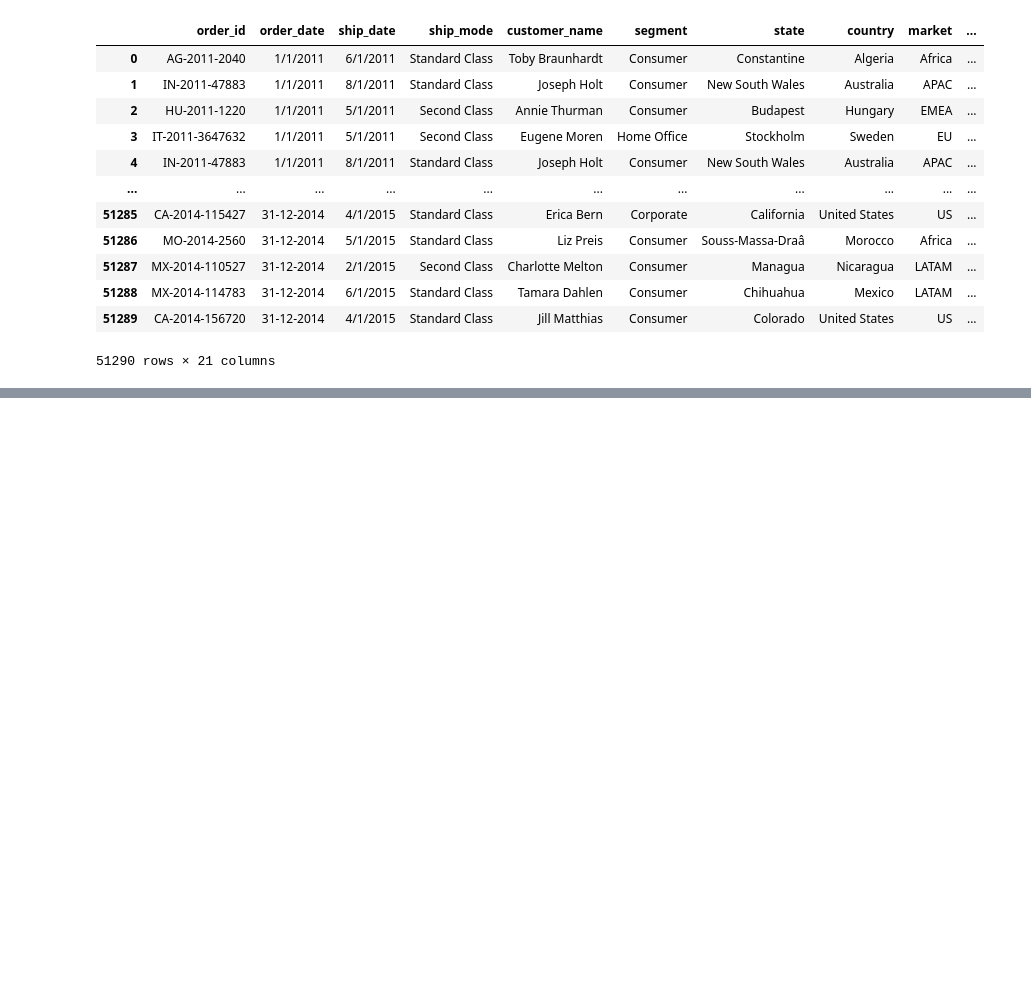
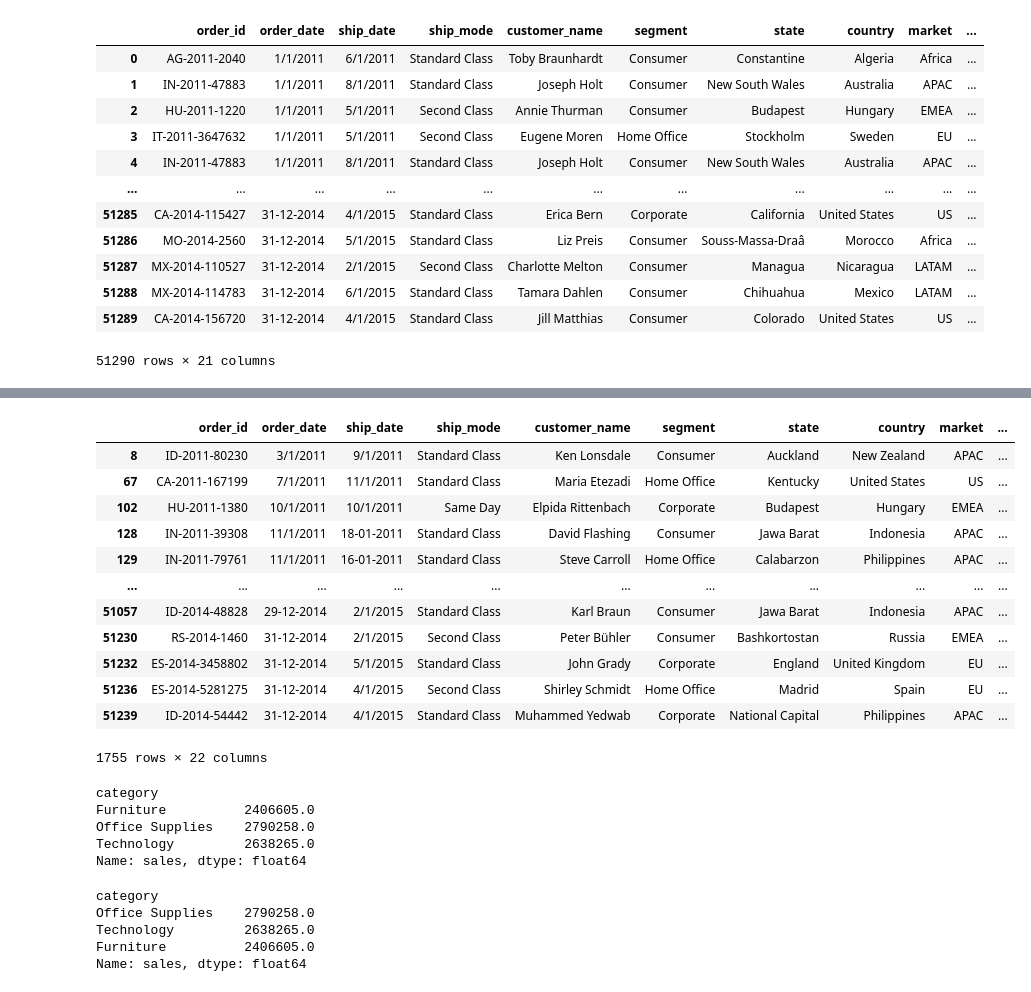
Before and after one commit to jacobabhihail-tech/advanced-data-wrangling-lab, a Jupyter notebook: day01_advanced_pandas/day1_sales_analysis.ipynb, the cells around one changed output, grey strips where cells are left out. Cells and saved outputs as stored; diff of their text form; code cells hidden in the pictures; blank space fills up the shorter version.

```diff
--- a/day01_advanced_pandas/day1_sales_analysis.ipynb
+++ b/day01_advanced_pandas/day1_sales_analysis.ipynb
@@ -133,0 +381,34 @@ NameError: name 'sales' is not defined
+# %%
+tech_sales = df.query("sales > 500 and category == 'Technology'")
+# %%
+tech_sales
+# %% [output]
+|  | order_id | order_date | ship_date | ship_mode | customer_name | segment | state | country | market | ... |
+| 8 | ID-2011-80230 | 3/1/2011 | 9/1/2011 | Standard Class | Ken Lonsdale | Consumer | Auckland | New Zealand | APAC | ... |
+| 67 | CA-2011-167199 | 7/1/2011 | 11/1/2011 | Standard Class | Maria Etezadi | Home Office | Kentucky | United States | US | ... |
+| 102 | HU-2011-1380 | 10/1/2011 | 10/1/2011 | Same Day | Elpida Rittenbach | Corporate | Budapest | Hungary | EMEA | ... |
+| 128 | IN-2011-39308 | 11/1/2011 | 18-01-2011 | Standard Class | David Flashing | Consumer | Jawa Barat | Indonesia | APAC | ... |
+| 129 | IN-2011-79761 | 11/1/2011 | 16-01-2011 | Standard Class | Steve Carroll | Home Office | Calabarzon | Philippines | APAC | ... |
+| ... | ... | ... | ... | ... | ... | ... | ... | ... | ... | ... |
+| 51057 | ID-2014-48828 | 29-12-2014 | 2/1/2015 | Standard Class | Karl Braun | Consumer | Jawa Barat | Indonesia | APAC | ... |
+| 51230 | RS-2014-1460 | 31-12-2014 | 2/1/2015 | Second Class | Peter Bühler | Consumer | Bashkortostan | Russia | EMEA | ... |
+| 51232 | ES-2014-3458802 | 31-12-2014 | 5/1/2015 | Standard Class | John Grady | Corporate | England | United Kingdom | EU | ... |
+| 51236 | ES-2014-5281275 | 31-12-2014 | 4/1/2015 | Second Class | Shirley Schmidt | Home Office | Madrid | Spain | EU | ... |
+| 51239 | ID-2014-54442 | 31-12-2014 | 4/1/2015 | Standard Class | Muhammed Yedwab | Corporate | National Capital | Philippines | APAC | ... |
+1755 rows × 22 columns
+# %%
+df.groupby('category')['sales'].sum()
+# %% [output]
+category
+Furniture          2406605.0
+Office Supplies    2790258.0
+Technology         2638265.0
+Name: sales, dtype: float64
+# %%
+df.groupby("category")["sales"].sum().sort_values(ascending=False)
+# %% [output]
+category
+Office Supplies    2790258.0
+Technology         2638265.0
+Furniture          2406605.0
+Name: sales, dtype: float64
```
Also changed, not shown: parts of 42 cells of this notebook, 2 other files.
